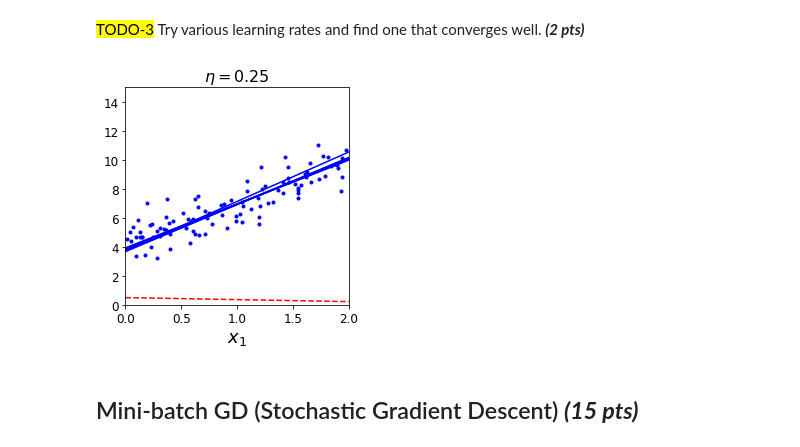
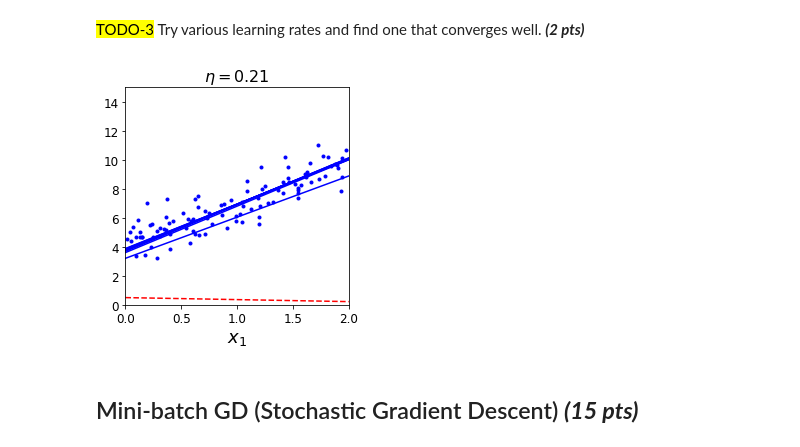
Before and after one commit to kalebmes/Machine-Learning-Repo, a Jupyter notebook: Homeworks/CS376_HW1.ipynb, the cells around one changed output. Drawn from its saved outputs; the diff is of its cells as text; code cells hidden in the pictures.

```diff
--- a/Homeworks/CS376_HW1.ipynb
+++ b/Homeworks/CS376_HW1.ipynb
@@ -234,16 +234,16 @@ def plot_gradient_descent(theta, eta, theta_path=None):
 <mark>TODO-3</mark> Try various learning rates and find one that converges well. ***(2 pts)***
 # %%
 ######## TODO ########
-eta_best = 0.25
+eta_best = 0.21
 ######################
 
 np.random.seed(42)
 theta = np.random.randn(2,1)  # random initialization
 
 plt.figure(figsize=(4,4))
 plot_gradient_descent(theta, eta=eta_best, theta_path=theta_path_bgd)
 # %% [output]
-[figure, old version]
+[figure, new version]
 # %% [markdown]
 ## Mini-batch GD (Stochastic Gradient Descent) ***(15 pts)***
 # %% [markdown]
```
Also changed, not shown: parts of 15 cells of this notebook.
